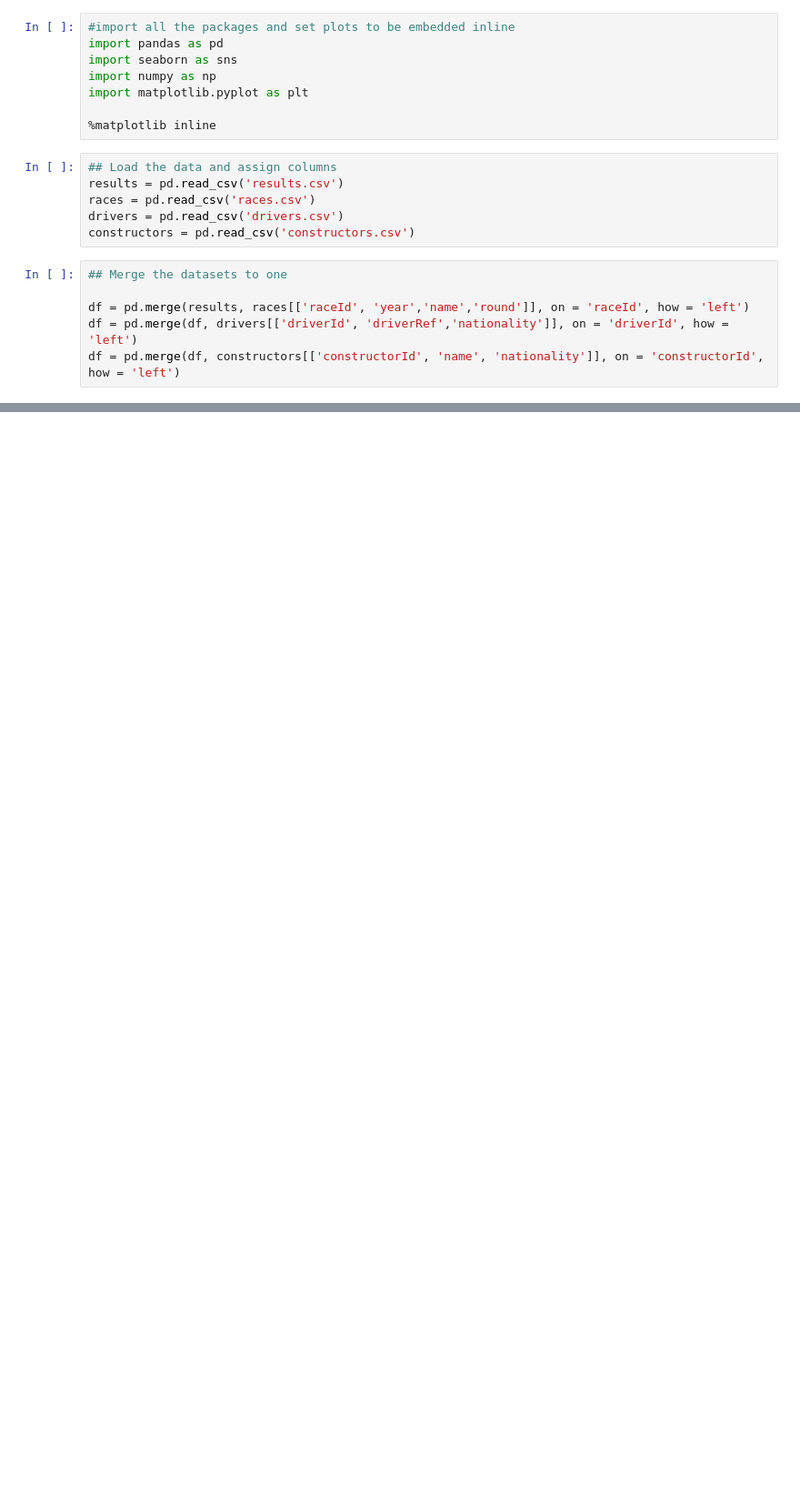
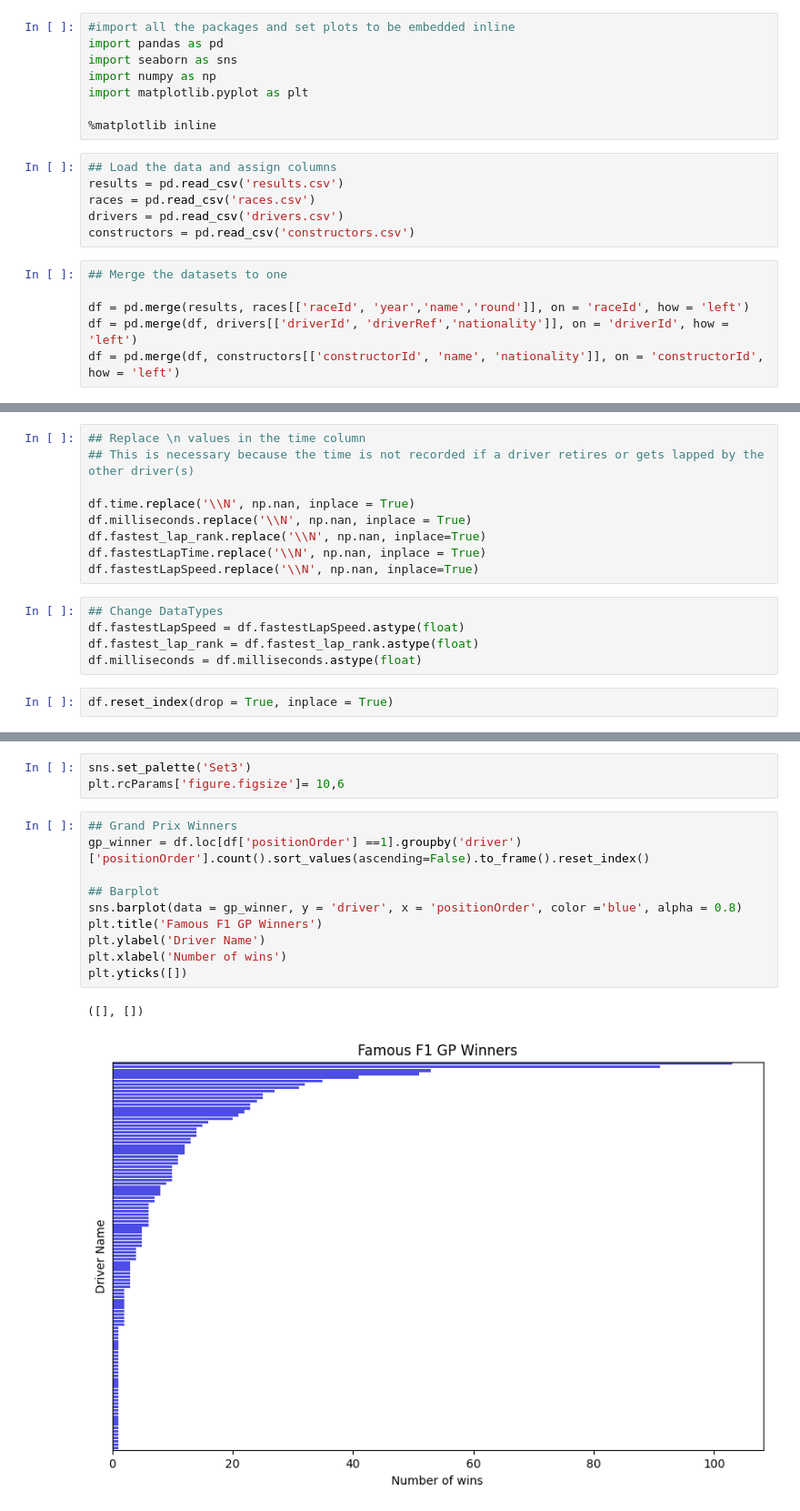
Before and after one commit to liyanse/Formula1, a Jupyter notebook: Data Visualization.ipynb, the cells around one changed output, grey strips where cells are left out. Shown: that part at 91% size. Drawn from its saved outputs; the diff is of its cells as text; blank space fills up the shorter version.

```diff
--- a/Data Visualization.ipynb
+++ b/Data Visualization.ipynb
@@ -30,0 +47,16 @@ df.head()
+# %%
+## Replace \n values in the time column
+## This is necessary because the time is not recorded if a driver retires or gets lapped by the other driver(s)
+
+df.time.replace('\\N', np.nan, inplace = True)
+df.milliseconds.replace('\\N', np.nan, inplace = True)
+df.fastest_lap_rank.replace('\\N', np.nan, inplace=True)
+df.fastestLapTime.replace('\\N', np.nan, inplace = True)
+df.fastestLapSpeed.replace('\\N', np.nan, inplace=True)
+# %%
+## Change DataTypes
+df.fastestLapSpeed = df.fastestLapSpeed.astype(float)
+df.fastest_lap_rank = df.fastest_lap_rank.astype(float)
+df.milliseconds = df.milliseconds.astype(float)
+# %%
+df.reset_index(drop = True, inplace = True)
@@ -30,0 +101,16 @@ df.head()
+# %%
+sns.set_palette('Set3')
+plt.rcParams['figure.figsize']= 10,6
+# %%
+## Grand Prix Winners
+gp_winner = df.loc[df['positionOrder'] ==1].groupby('driver')['positionOrder'].count().sort_values(ascending=False).to_frame().reset_index()
+
+## Barplot
+sns.barplot(data = gp_winner, y = 'driver', x = 'positionOrder', color ='blue', alpha = 0.8)
+plt.title('Famous F1 GP Winners')
+plt.ylabel('Driver Name')
+plt.xlabel('Number of wins')
+plt.yticks([])
+# %% [output]
+([], [])
+[figure, added]
```
Also changed, not shown: parts of 15 cells of this notebook.
